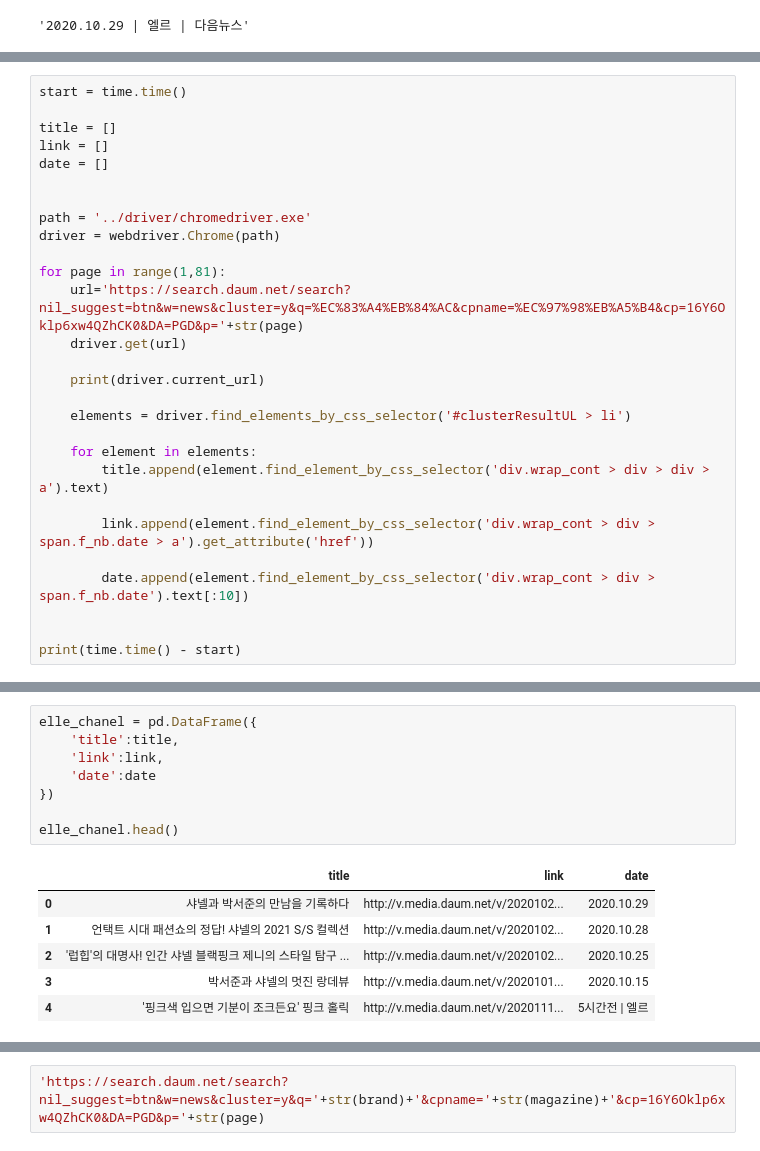
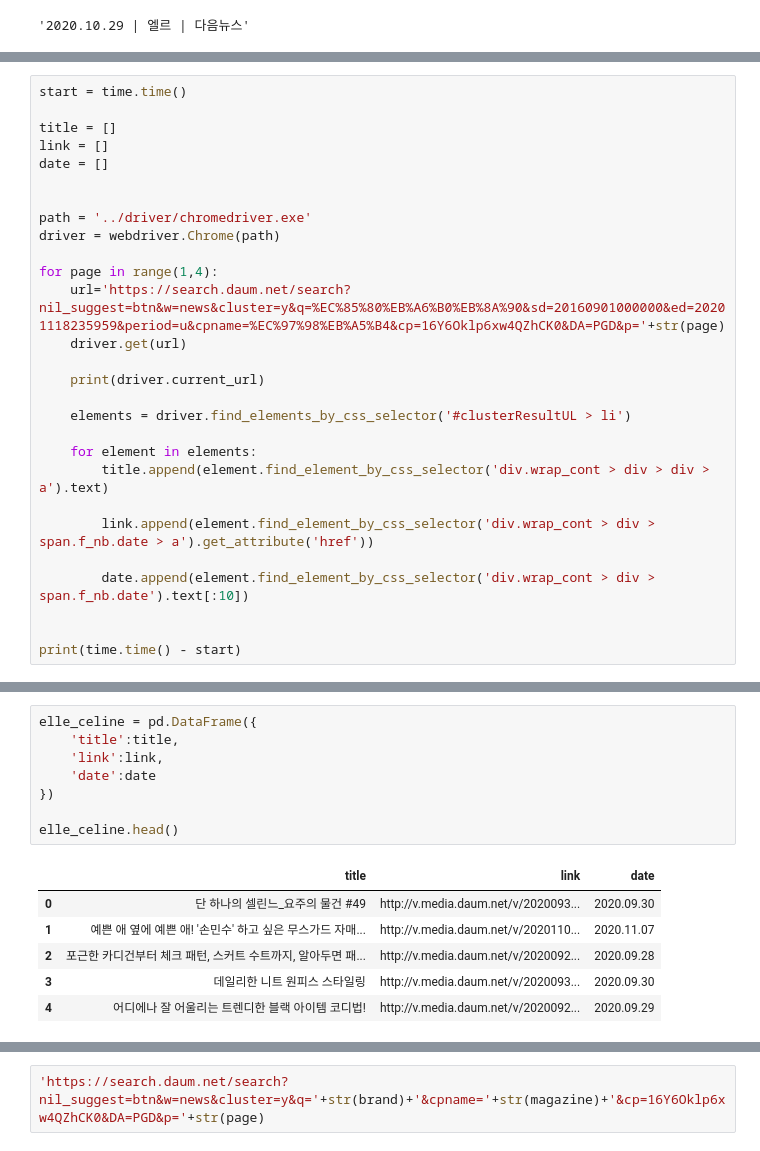
Before and after one commit to sujin29/blande, a Jupyter notebook: crawling_daum.ipynb, the cells around one changed output, grey strips where cells are left out. Drawn from its saved outputs; the diff is of its cells as text.

```diff
--- a/crawling_daum.ipynb
+++ b/crawling_daum.ipynb
@@ -84,8 +86,8 @@ date = []
 path = '../driver/chromedriver.exe'
 driver = webdriver.Chrome(path)
 
-for page in range(1,81):
-    url='https://search.daum.net/search?nil_suggest=btn&w=news&cluster=y&q=%EC%83%A4%EB%84%AC&cpname=%EC%97%98%EB%A5%B4&cp=16Y6Oklp6xw4QZhCK0&DA=PGD&p='+str(page)
+for page in range(1,4):
+    url='https://search.daum.net/search?nil_suggest=btn&w=news&cluster=y&q=%EC%85%80%EB%A6%B0%EB%8A%90&sd=20160901000000&ed=20201118235959&period=u&cpname=%EC%97%98%EB%A5%B4&cp=16Y6Oklp6xw4QZhCK0&DA=PGD&p='+str(page)
     driver.get(url)
 
     print(driver.current_url)
@@ -122,15 +111,15 @@ https://search.daum.net/search?nil_suggest=btn&w=news&cluster=y&q=%EC%83%A4%EB%8
 # %%
-elle_chanel = pd.DataFrame({
+elle_celine = pd.DataFrame({
     'title':title,
     'link':link,
     'date':date
 })
 
-elle_chanel.head()
+elle_celine.head()
 # %% [output]
 |  | title | link | date |
-| 0 | 샤넬과 박서준의 만남을 기록하다 | http://v.media.daum.net/v/2020102... | 2020.10.29 |
-| 1 | 언택트 시대 패션쇼의 정답! 샤넬의 2021 S/S 컬렉션 | http://v.media.daum.net/v/2020102... | 2020.10.28 |
-| 2 | '럽힙'의 대명사! 인간 샤넬 블랙핑크 제니의 스타일 탐구 ... | http://v.media.daum.net/v/2020102... | 2020.10.25 |
-| 3 | 박서준과 샤넬의 멋진 랑데뷰 | http://v.media.daum.net/v/2020101... | 2020.10.15 |
-| 4 | '핑크색 입으면 기분이 조크든요' 핑크 홀릭 | http://v.media.daum.net/v/2020111... | 5시간전 | 엘르 |
+| 0 | 단 하나의 셀린느_요주의 물건 #49 | http://v.media.daum.net/v/2020093... | 2020.09.30 |
+| 1 | 예쁜 애 옆에 예쁜 애! '손민수' 하고 싶은 무스가드 자매... | http://v.media.daum.net/v/2020110... | 2020.11.07 |
+| 2 | 포근한 카디건부터 체크 패턴, 스커트 수트까지, 알아두면 패... | http://v.media.daum.net/v/2020092... | 2020.09.28 |
+| 3 | 데일리한 니트 원피스 스타일링 | http://v.media.daum.net/v/2020093... | 2020.09.30 |
+| 4 | 어디에나 잘 어울리는 트렌디한 블랙 아이템 코디법! | http://v.media.daum.net/v/2020092... | 2020.09.29 |
```
Also changed, not shown: parts of 87 cells of this notebook, 1 other file.
